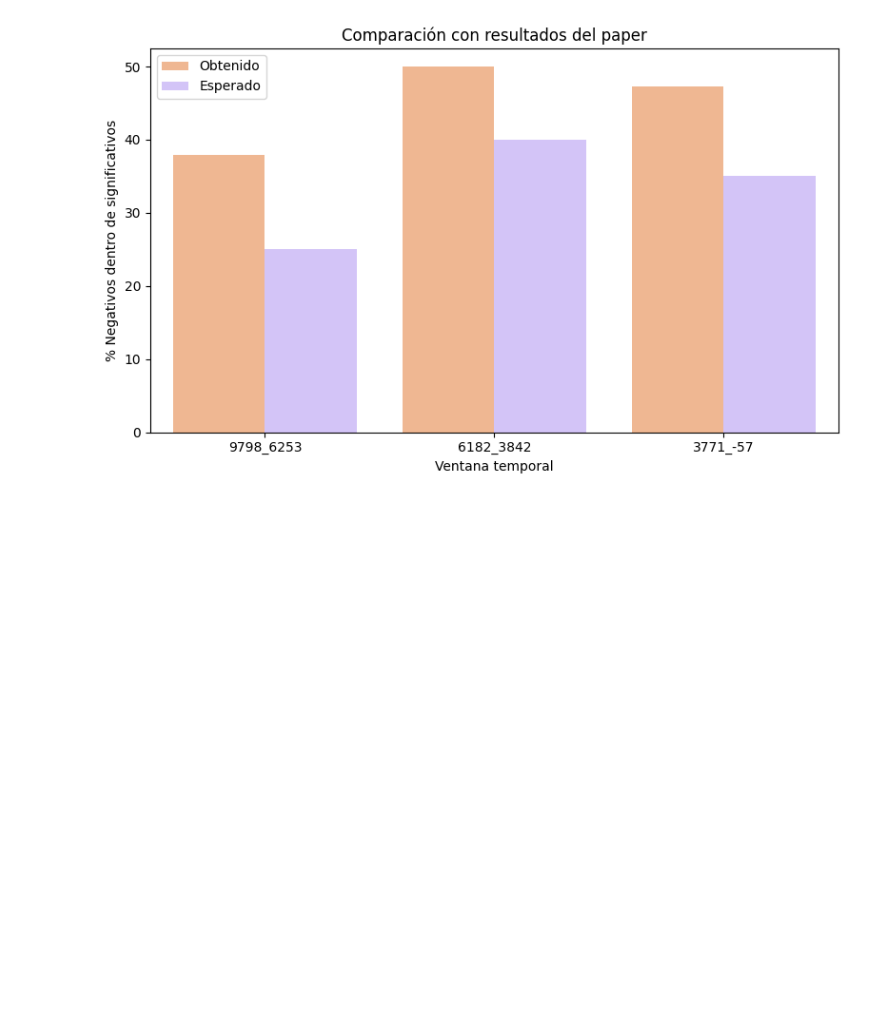
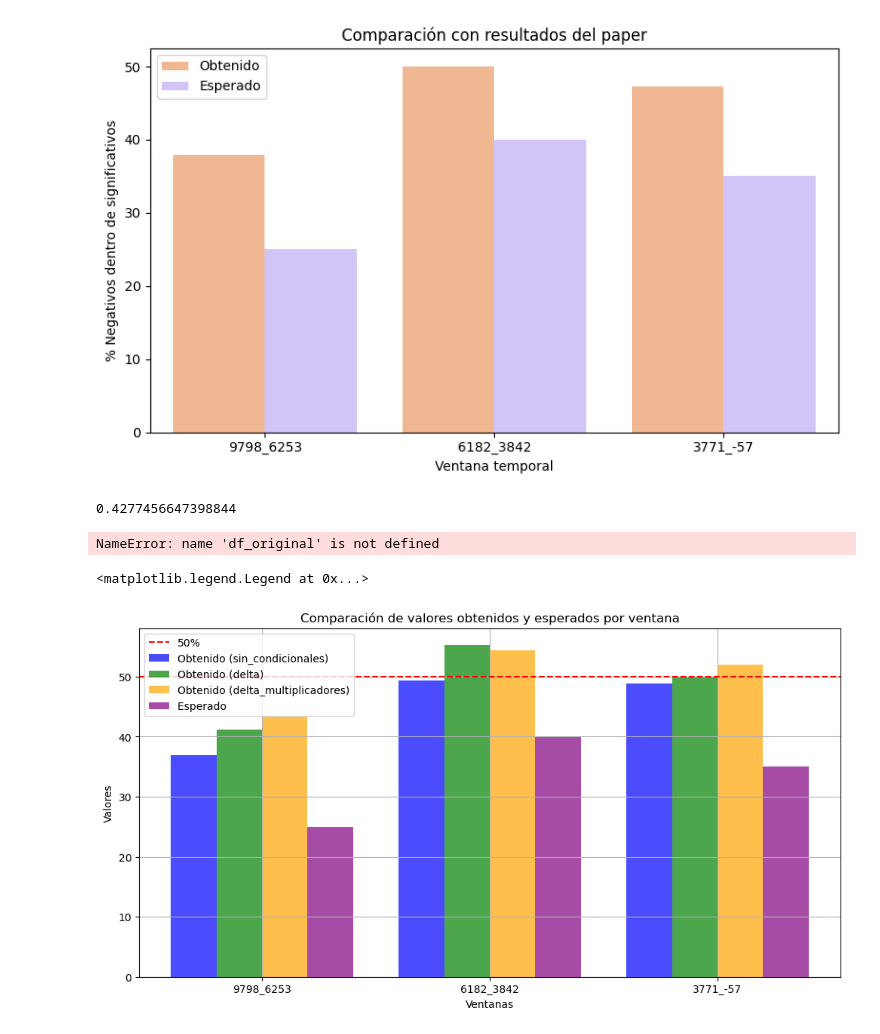
Before and after one commit to anacanoherranz/TFM, a Jupyter notebook: plots_pp.ipynb, the cells around one changed output. Saved outputs shown, nothing was run; the diff lists cells and outputs as text; code cells hidden in the pictures; blank space fills up the shorter version.

Commit message:
plots redes

```diff
--- a/plots_pp.ipynb
+++ b/plots_pp.ipynb
@@ -304,0 +328,39 @@ plt.show()
+# %%
+74/173
+# %% [output]
+0.4277456647398844
+# %%
+66/153
+# %% [output]
+NameError: name 'df_original' is not defined
+# %%
+import pandas as pd
+import seaborn as sns
+import matplotlib.pyplot as plt
+import numpy as np
+from matplotlib.patches import Patch
+
+# Configuración del gráfico
+x = np.arange(len(data["ventana"]))  # posición de las ventanas
+width = 0.2  # ancho de las barras
+
+fig, ax = plt.subplots(figsize=(12, 6))
+
+# Crear las barras para cada conjunto de datos
+bars1 = ax.bar(x - 1.5*width, data_sin_condicionales["Obtenido"], width, label='Obtenido (sin_condicionales)', color='blue', alpha=0.7)
+bars2 = ax.bar(x - 0.5*width, data_delta["Obtenido"], width, label='Obtenido (delta)', color='green', alpha=0.7)
+bars3 = ax.bar(x + 0.5*width, data_delta_multiplicadores["Obtenido"], width, label='Obtenido (delta_multiplicadores)', color='orange', alpha=0.7)
+bars4 = ax.bar(x + 1.5*width, data_sin_condicionales["Esperado"], width, label='Esperado ', color='purple', alpha=0.7)
+ax.grid()
+
+ax.axhline(y=50, color='red', linestyle='dashed', label='50%')
+# Personalizar el gráfico
+ax.set_xlabel('Ventanas')
+ax.set_ylabel('Valores')
+ax.set_title('Comparación de valores obtenidos y esperados por ventana')
+ax.set_xticks(x)
+ax.set_xticklabels(data_sin_condicionales["ventana"])
+ax.legend()
+# %% [output]
+<matplotlib.legend.Legend at 0x...>
+[figure, added]
```
Also changed, not shown: parts of 3 cells of this notebook, 12 other files.
